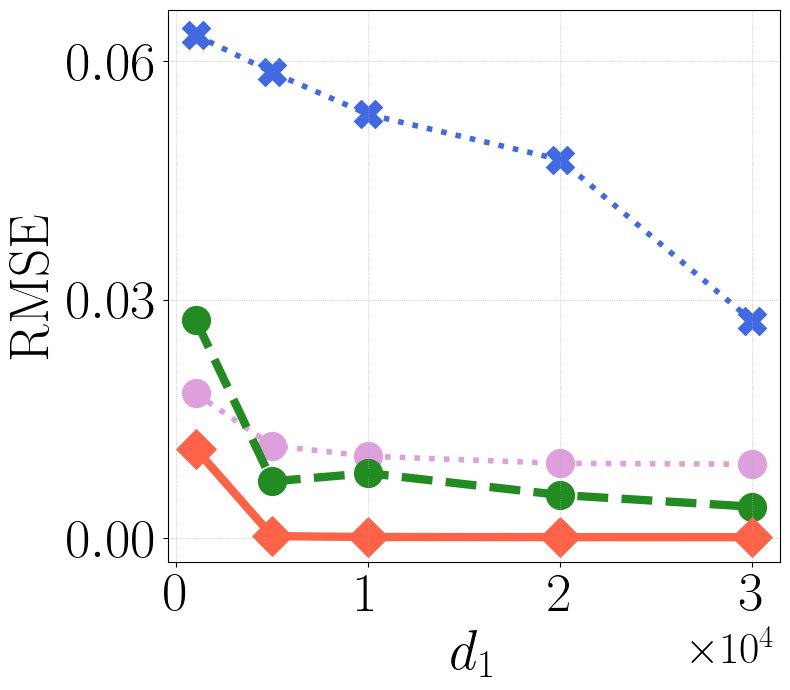
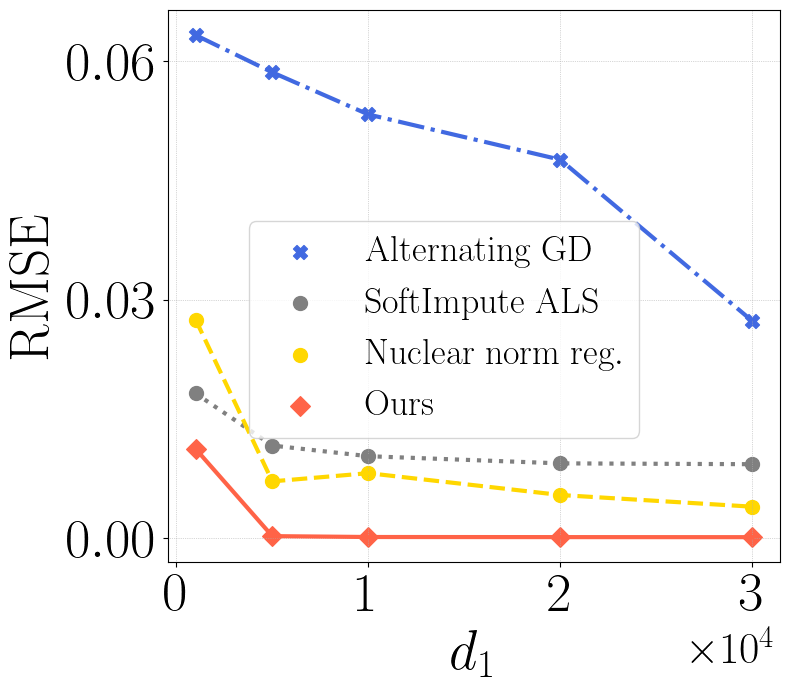
The change to this notebook cell's code, shown as a diff; its figure went from the first image to the second:
--- before
+++ after
@@ -9,13 +9,13 @@
 f, ax = plt.subplots(figsize=(8,7))
 
-plt.plot(d1, alt_GD_rmse, lw=4, color='royalblue',ls="dotted" )
-plt.plot(d1, softimpute_als_rmse, lw=4, color='plum', ls="dotted")
-plt.plot(d1, nuclear_reg_rmse, lw=6, color='forestgreen', ls="dashed")
-plt.plot(d1, iipw_rmse, color='tomato',lw=6)
+plt.plot(d1, alt_GD_rmse, lw=3, color='royalblue',ls="dashdot")
+plt.plot(d1, softimpute_als_rmse, lw=3, color='grey', ls="dotted")
+plt.plot(d1, nuclear_reg_rmse, lw=3, color='gold', ls="dashed")
+plt.plot(d1, iipw_rmse, color='tomato',lw=3)
 
-plt.scatter(d1, alt_GD_rmse, s=400, color='royalblue', label=r"$\mathrm{alternating~GD}$", marker="X")
-plt.scatter(d1, softimpute_als_rmse, s=400, color='plum', label=r"$\mathrm{SoftImpute~ALS}$", marker="o")
-plt.scatter(d1, nuclear_reg_rmse, s=400, color='forestgreen', label=r"$\mathrm{Nuclear~norm~reg.}$")
-plt.scatter(d1, iipw_rmse, s=400, color='tomato', label=r"$\mathrm{Ours}$", marker="D")
+plt.scatter(d1, alt_GD_rmse, s=100, color='royalblue', label=r"$\mathrm{Alternating~GD}$", marker="X")
+plt.scatter(d1, softimpute_als_rmse, s=100, color='grey', label=r"$\mathrm{SoftImpute~ALS}$", marker="o")
+plt.scatter(d1, nuclear_reg_rmse, s=100, color='gold', label=r"$\mathrm{Nuclear~norm~reg.}$")
+plt.scatter(d1, iipw_rmse, s=100, color='tomato', label=r"$\mathrm{Ours}$", marker="D")
 
 plt.xlabel(r"$d_1$", fontsize=40)
@@ -24,4 +24,5 @@
 #plt.yticks([0.3, 0.6, 0.9], fontsize=40)
 plt.yticks([0, 0.03, 0.06], fontsize=40)
+plt.legend(fontsize=26, loc='upper right', bbox_to_anchor=(0.8, 0.65))
 
 xticks = [0, 10000, 20000, 30000]

Commit: figures